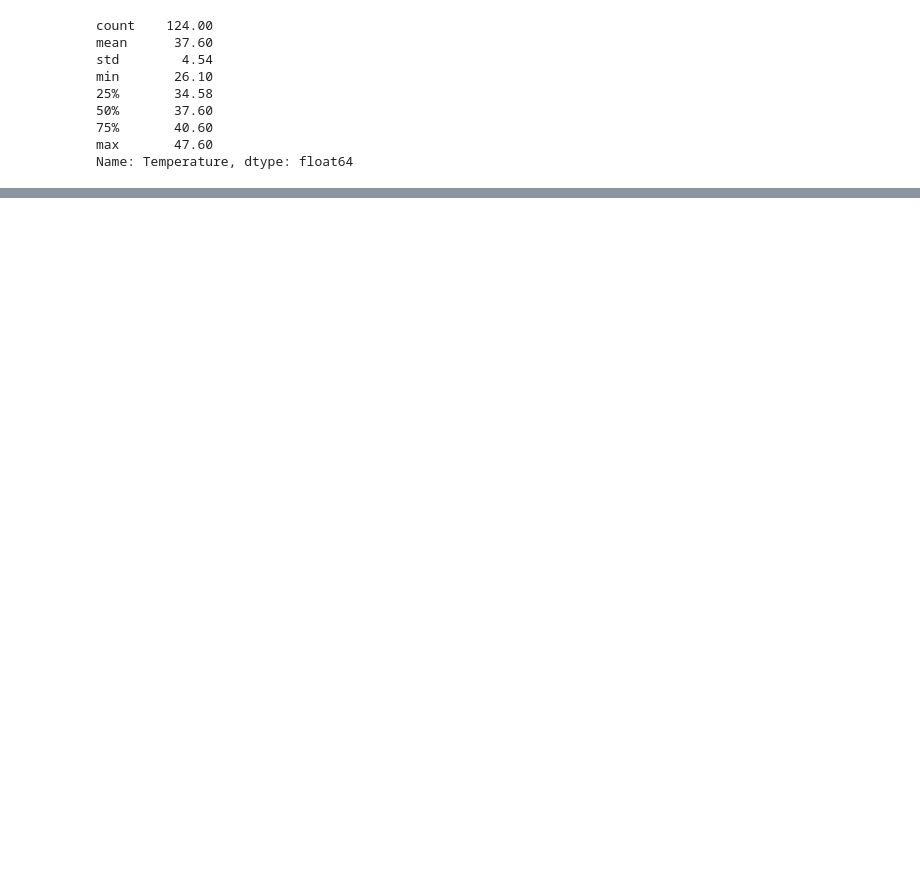
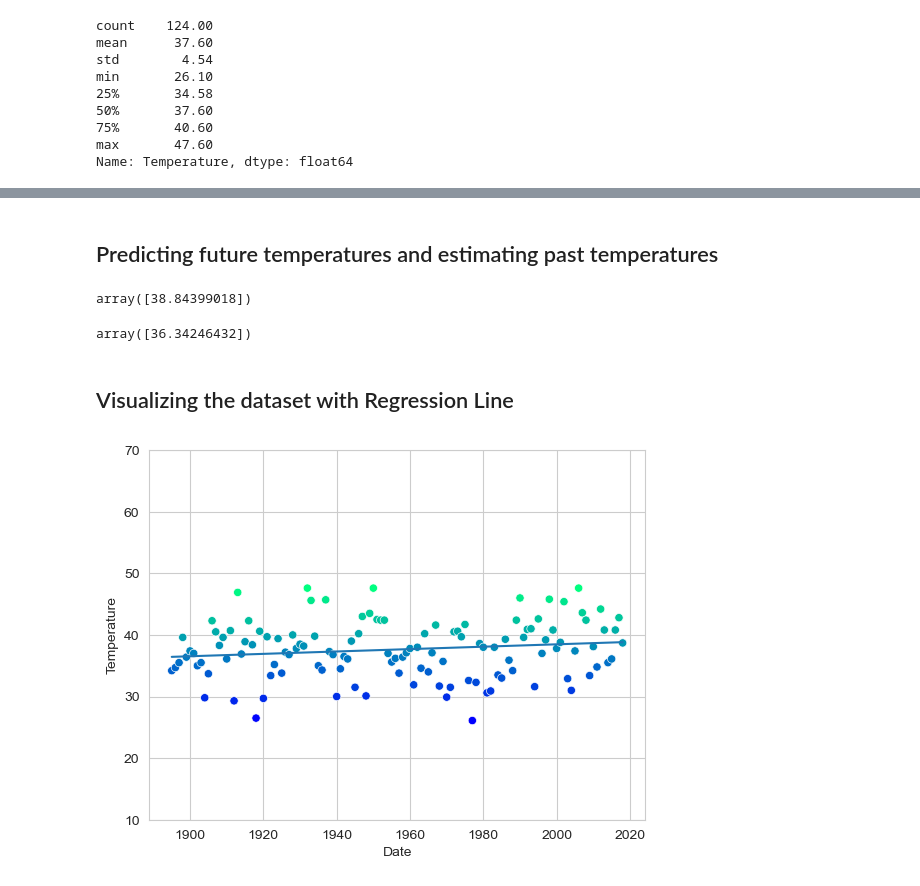
Before and after one commit to Shantik998/datafun-07-ml-predictive, a Jupyter notebook: task-03.ipynb, the cells around one changed output, grey strips where cells are left out. Drawn from its saved outputs; the diff is of its cells as text; code cells hidden in the pictures; blank space fills up the shorter version.

```diff
--- a/task-03.ipynb
+++ b/task-03.ipynb
@@ -93,0 +140,5 @@ nan
+# %%
+x_train , x_test, y_train, y_test = train_test_split(
+    nyc.Date.values.reshape(-1,1), nyc.Temperature.values,
+    random_state= 11
+)
@@ -93,0 +153,5 @@ nan
+# %%
+from sklearn.linear_model import LinearRegression
+linear_regression = LinearRegression()
+# %%
+linear_regression.fit(X = x_train, y = y_train)
@@ -93,0 +183,29 @@ nan
+# %% [markdown]
+## Predicting future temperatures and estimating past temperatures
+# %%
+predict = (lambda x: linear_regression.coef_ * x + linear_regression.intercept_)
+predict(2019)
+# %% [output]
+array([38.84399018])
+# %%
+predict(1890)
+# %% [output]
+array([36.34246432])
+# %% [markdown]
+## Visualizing the dataset with Regression Line
+# %%
+#Generating a scatter plot of temperature data for New York City over time, and overlays a linear regression line on top of the scatter plot.
+axes_2 = sns.scatterplot(data = nyc, x= 'Date', y='Temperature',
+                       hue = 'Temperature', palette= 'winter', legend = False)
+axes_2.set_ylim(10, 70)
+
+import numpy as np
+x = np.array([min(nyc.Date.values), max(nyc.Date.values)])
+
+y = predict(x)
+
+
+import matplotlib.pyplot as plt
+line = plt.plot(x,y)
+# %% [output]
+[figure, added]
```
Also changed, not shown: parts of 35 cells of this notebook, 1 other file.
